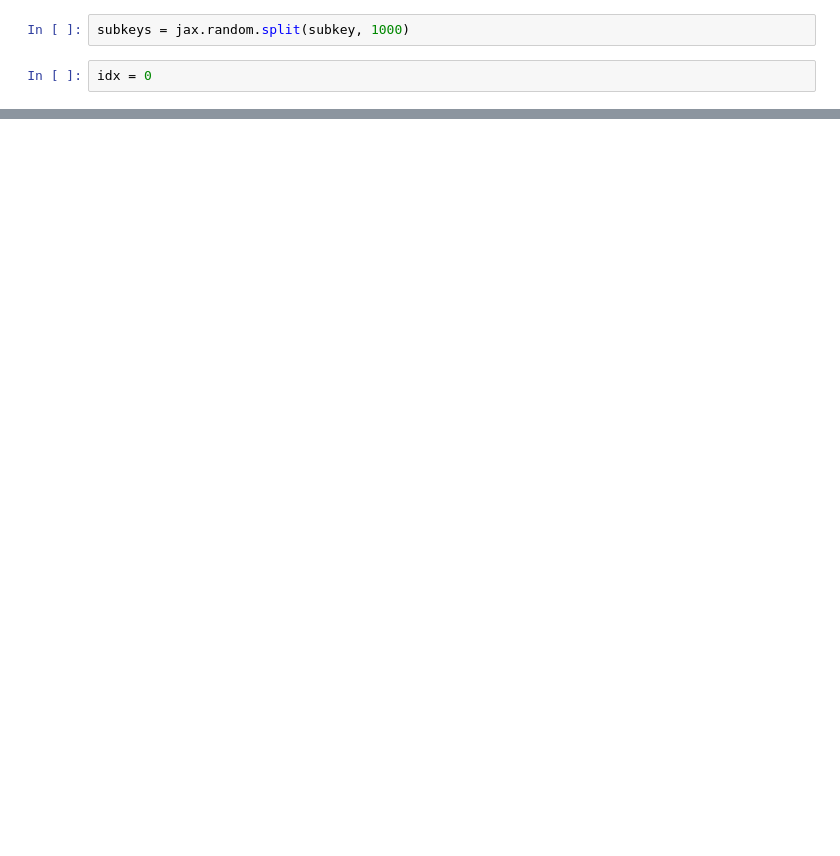
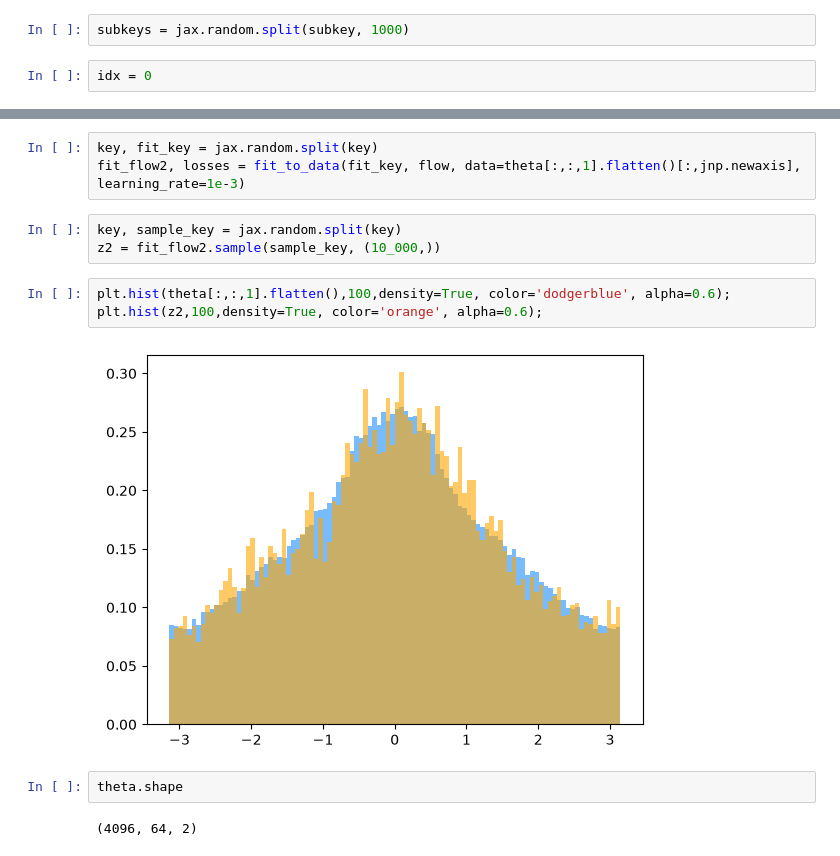
Before and after one commit to mathDR/jax-mc-pilco, a Jupyter notebook: training_notebook.ipynb, the cells around one changed output, grey strips where cells are left out. Drawn from its saved outputs; the diff is of its cells as text; blank space fills up the shorter version.

```diff
--- a/training_notebook.ipynb
+++ b/training_notebook.ipynb
@@ -155,0 +225,15 @@ for d in range(pred_next_states.shape[-1]):
+# %%
+key, fit_key = jax.random.split(key)
+fit_flow2, losses = fit_to_data(fit_key, flow, data=theta[:,:,1].flatten()[:,jnp.newaxis], learning_rate=1e-3)
+# %%
+key, sample_key = jax.random.split(key)
+z2 = fit_flow2.sample(sample_key, (10_000,))
+# %%
+plt.hist(theta[:,:,1].flatten(),100,density=True, color='dodgerblue', alpha=0.6);
+plt.hist(z2,100,density=True, color='orange', alpha=0.6);
+# %% [output]
+[figure, added]
+# %%
+theta.shape
+# %% [output]
+(4096, 64, 2)
```
Also changed, not shown: parts of 23 cells of this notebook, 2 other files.
